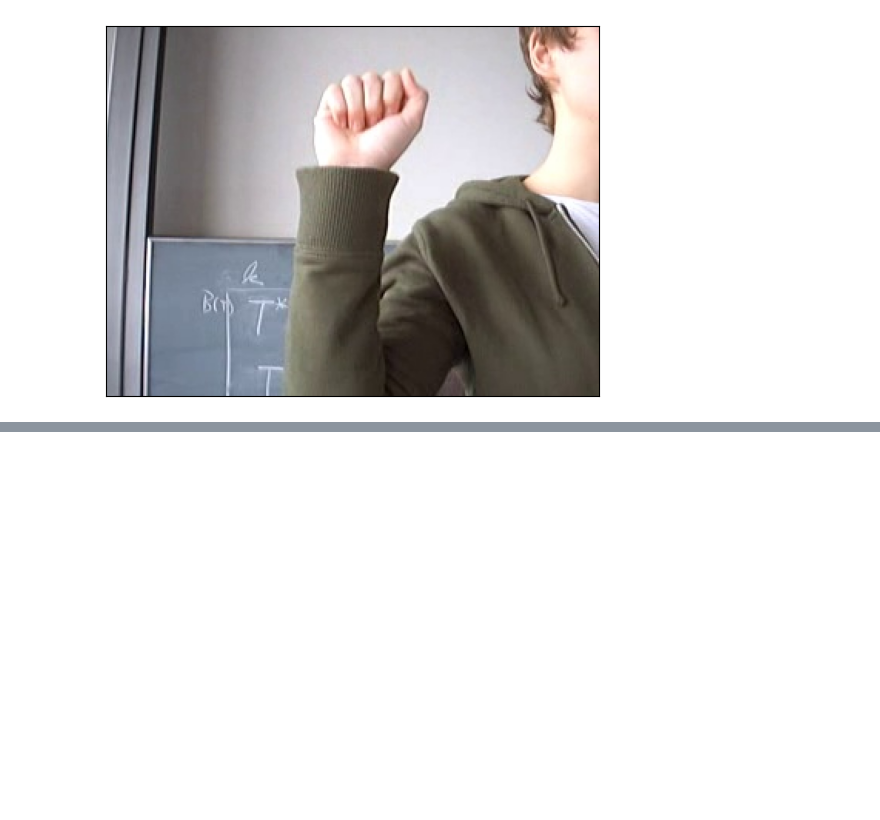
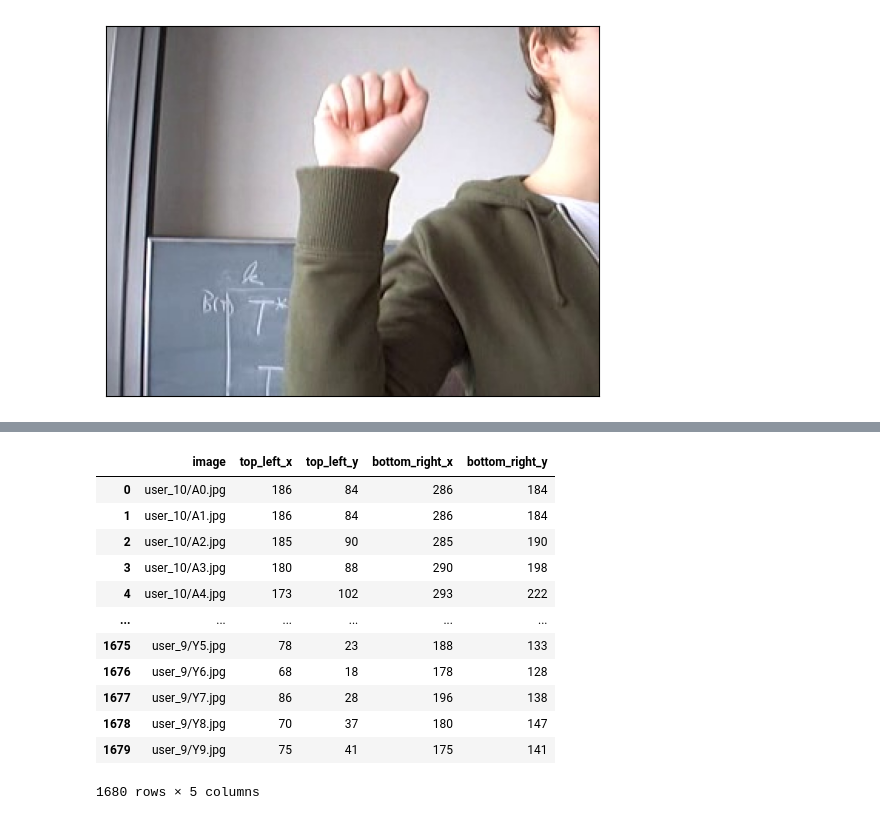
Before and after one commit to manashchak/mcb-RAW, a Jupyter notebook: Learnings/KLA-IntroToDeepLearning/DataSciPy-kla2025/exercises/sign-lang_mcb.ipynb, the cells around one changed output, grey strips where cells are left out. Cells and saved outputs as stored; diff of their text form; code cells hidden in the pictures; blank space fills up the shorter version.

```diff
--- a/Learnings/KLA-IntroToDeepLearning/DataSciPy-kla2025/exercises/sign-lang_mcb.ipynb
+++ b/Learnings/KLA-IntroToDeepLearning/DataSciPy-kla2025/exercises/sign-lang_mcb.ipynb
@@ -82,0 +171,16 @@ Metadata:
+# %%
+metadata
+# %% [output]
+|  | image | top_left_x | top_left_y | bottom_right_x | bottom_right_y |
+| 0 | user_10/A0.jpg | 186 | 84 | 286 | 184 |
+| 1 | user_10/A1.jpg | 186 | 84 | 286 | 184 |
+| 2 | user_10/A2.jpg | 185 | 90 | 285 | 190 |
+| 3 | user_10/A3.jpg | 180 | 88 | 290 | 198 |
+| 4 | user_10/A4.jpg | 173 | 102 | 293 | 222 |
+| ... | ... | ... | ... | ... | ... |
+| 1675 | user_9/Y5.jpg | 78 | 23 | 188 | 133 |
+| 1676 | user_9/Y6.jpg | 68 | 18 | 178 | 128 |
+| 1677 | user_9/Y7.jpg | 86 | 28 | 196 | 138 |
+| 1678 | user_9/Y8.jpg | 70 | 37 | 180 | 147 |
+| 1679 | user_9/Y9.jpg | 75 | 41 | 175 | 141 |
+1680 rows × 5 columns
```
Also changed, not shown: parts of 8 cells of this notebook.
